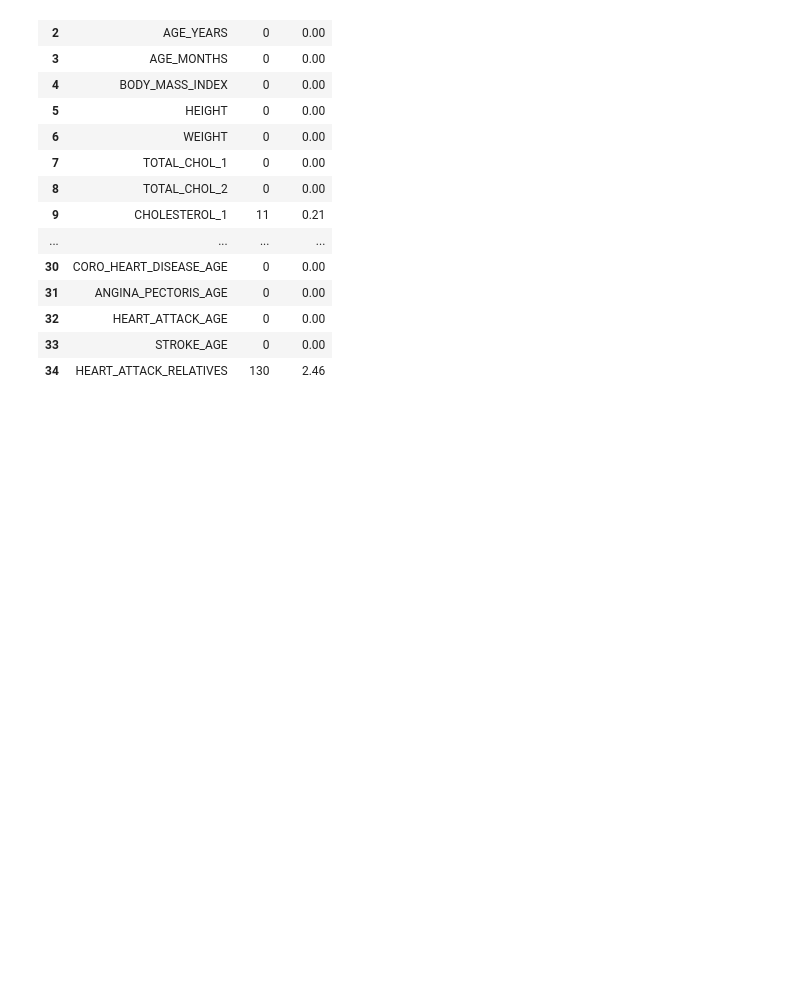
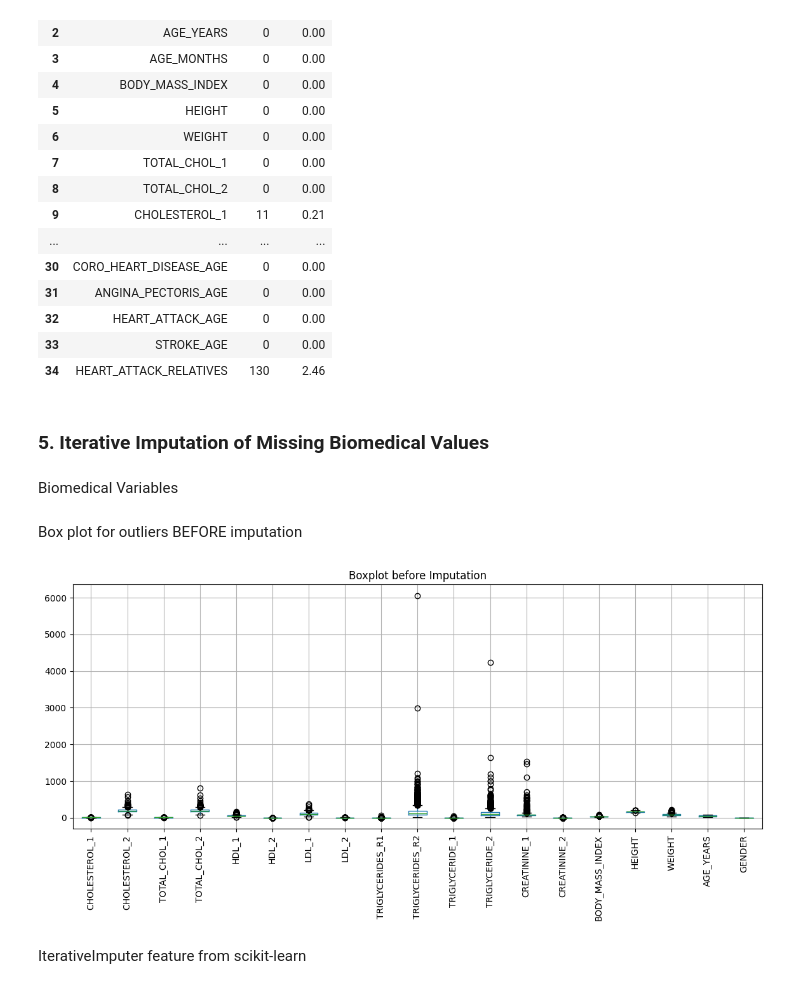
Before and after one commit to FrancoPalavicinoG/cellia, a Jupyter notebook: notebooks/02_ETL.ipynb, the cells around one changed output. Saved outputs shown, nothing was run; the diff lists cells and outputs as text; code cells hidden in the pictures; blank space fills up the shorter version.

Commit message:
Iterative Imputation of Missing Biomedical Values

```diff
--- a/notebooks/02_ETL.ipynb
+++ b/notebooks/02_ETL.ipynb
@@ -416,3 +416,30 @@ Dataset: Merged
 | 32 | HEART_ATTACK_AGE | 0 | 0.00 |
 | 33 | STROKE_AGE | 0 | 0.00 |
 | 34 | HEART_ATTACK_RELATIVES | 130 | 2.46 |
+# %% [markdown]
+### 5. Iterative Imputation of Missing Biomedical Values
+# %% [markdown]
+Biomedical Variables
+# %%
+bio_cols = [
+    'CHOLESTEROL_1', 'CHOLESTEROL_2',
+    'TOTAL_CHOL_1', 'TOTAL_CHOL_2',
+    'HDL_1', 'HDL_2',
+    'LDL_1', 'LDL_2',
+    'TRIGLYCERIDES_R1', 'TRIGLYCERIDES_R2',
+    'TRIGLYCERIDE_1', 'TRIGLYCERIDE_2',
+    'CREATININE_1', 'CREATININE_2',
+    'BODY_MASS_INDEX', 'HEIGHT', 'WEIGHT', 'AGE_YEARS', 'GENDER'
+]
+# %% [markdown]
+Box plot for outliers BEFORE imputation
+# %%
+import matplotlib.pyplot as plt
+
+df[bio_cols].boxplot(rot=90, figsize=(14,5))
+plt.title("Boxplot before Imputation")
+plt.show()
+# %% [output]
+[figure, added]
+# %% [markdown]
+IterativeImputer feature from scikit-learn
```
Also changed, not shown: parts of 8 cells of this notebook.
